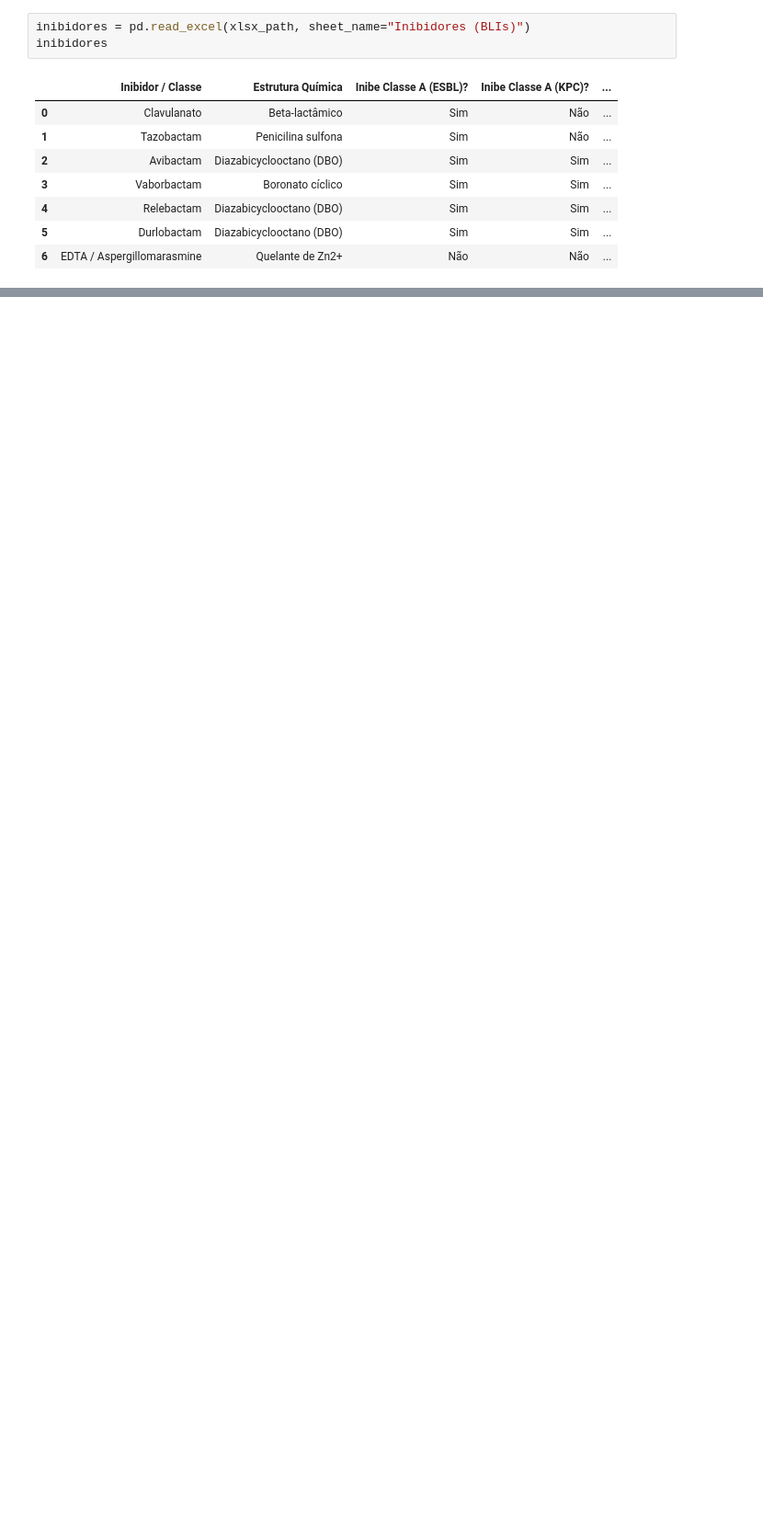
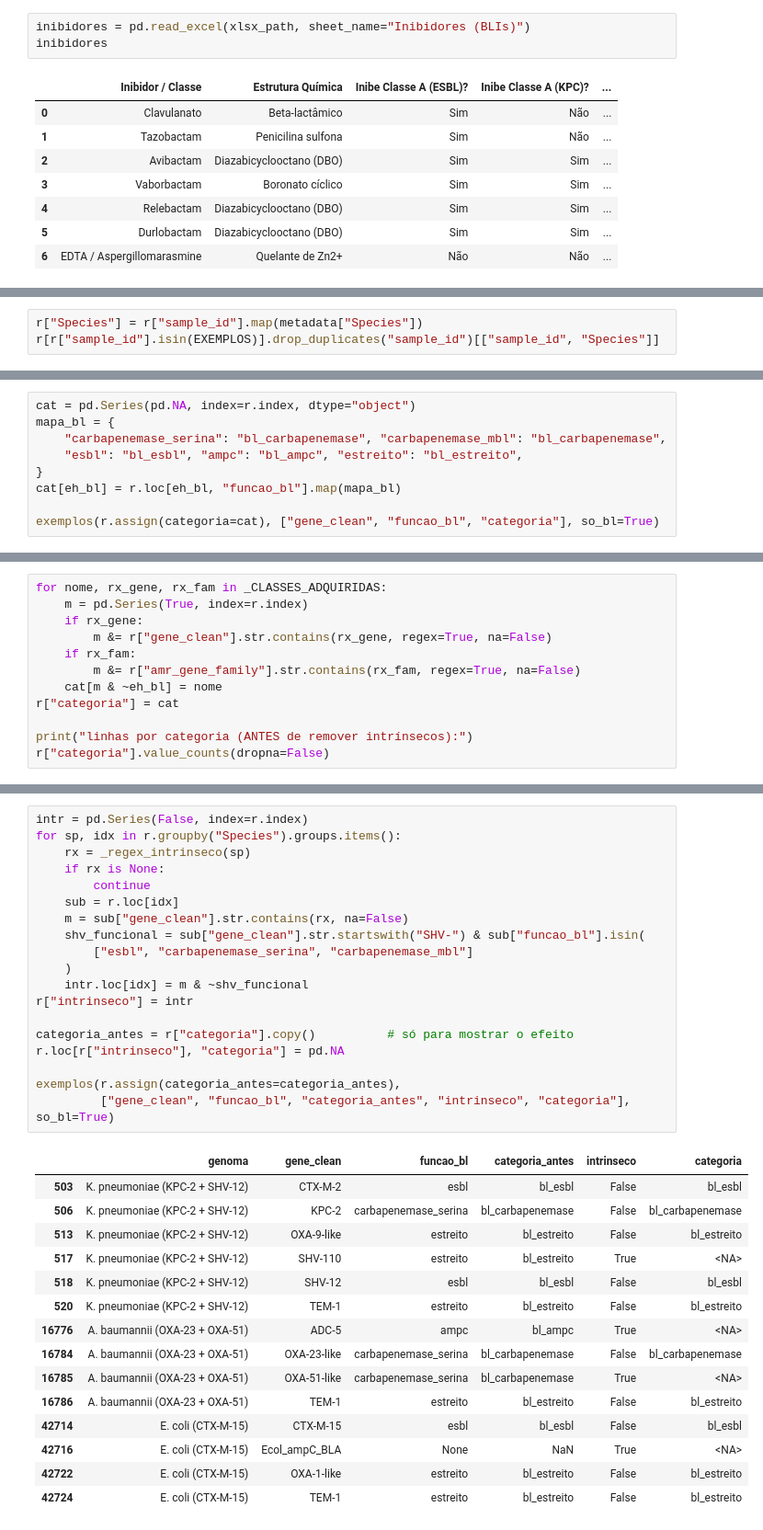
Before and after one commit to Rodrigo-Lusa/ml_isolados_brasileiros, a Jupyter notebook: notebooks/02_classes_bl.ipynb, the cells around one changed output, grey strips where cells are left out. Shown at 92% size. Cells and saved outputs as stored; diff of their text form; blank space fills up the shorter version.

```diff
--- a/notebooks/02_classes_bl.ipynb
+++ b/notebooks/02_classes_bl.ipynb
@@ -313,0 +571,3 @@ Name: count, dtype: int64
+# %%
+r["Species"] = r["sample_id"].map(metadata["Species"])
+r[r["sample_id"].isin(EXEMPLOS)].drop_duplicates("sample_id")[["sample_id", "Species"]]
@@ -313,0 +617,9 @@ Name: count, dtype: int64
+# %%
+cat = pd.Series(pd.NA, index=r.index, dtype="object")
+mapa_bl = {
+    "carbapenemase_serina": "bl_carbapenemase", "carbapenemase_mbl": "bl_carbapenemase",
+    "esbl": "bl_esbl", "ampc": "bl_ampc", "estreito": "bl_estreito",
+}
+cat[eh_bl] = r.loc[eh_bl, "funcao_bl"].map(mapa_bl)
+
+exemplos(r.assign(categoria=cat), ["gene_clean", "funcao_bl", "categoria"], so_bl=True)
@@ -313,0 +644,12 @@ Name: count, dtype: int64
+# %%
+for nome, rx_gene, rx_fam in _CLASSES_ADQUIRIDAS:
+    m = pd.Series(True, index=r.index)
+    if rx_gene:
+        m &= r["gene_clean"].str.contains(rx_gene, regex=True, na=False)
+    if rx_fam:
+        m &= r["amr_gene_family"].str.contains(rx_fam, regex=True, na=False)
+    cat[m & ~eh_bl] = nome
+r["categoria"] = cat
+
+print("linhas por categoria (ANTES de remover intrínsecos):")
+r["categoria"].value_counts(dropna=False)
@@ -313,0 +738,35 @@ Name: count, dtype: int64
+# %%
+intr = pd.Series(False, index=r.index)
+for sp, idx in r.groupby("Species").groups.items():
+    rx = _regex_intrinseco(sp)
+    if rx is None:
+        continue
+    sub = r.loc[idx]
+    m = sub["gene_clean"].str.contains(rx, na=False)
+    shv_funcional = sub["gene_clean"].str.startswith("SHV-") & sub["funcao_bl"].isin(
+        ["esbl", "carbapenemase_serina", "carbapenemase_mbl"]
+    )
+    intr.loc[idx] = m & ~shv_funcional
+r["intrinseco"] = intr
+
+categoria_antes = r["categoria"].copy()          # só para mostrar o efeito
+r.loc[r["intrinseco"], "categoria"] = pd.NA
+
+exemplos(r.assign(categoria_antes=categoria_antes),
+         ["gene_clean", "funcao_bl", "categoria_antes", "intrinseco", "categoria"], so_bl=True)
+# %% [output]
+|  | genoma | gene_clean | funcao_bl | categoria_antes | intrinseco | categoria |
+| 503 | K. pneumoniae (KPC-2 + SHV-12) | CTX-M-2 | esbl | bl_esbl | False | bl_esbl |
+| 506 | K. pneumoniae (KPC-2 + SHV-12) | KPC-2 | carbapenemase_serina | bl_carbapenemase | False | bl_carbapenemase |
+| 513 | K. pneumoniae (KPC-2 + SHV-12) | OXA-9-like | estreito | bl_estreito | False | bl_estreito |
+| 517 | K. pneumoniae (KPC-2 + SHV-12) | SHV-110 | estreito | bl_estreito | True | <NA> |
+| 518 | K. pneumoniae (KPC-2 + SHV-12) | SHV-12 | esbl | bl_esbl | False | bl_esbl |
+| 520 | K. pneumoniae (KPC-2 + SHV-12) | TEM-1 | estreito | bl_estreito | False | bl_estreito |
+| 16776 | A. baumannii (OXA-23 + OXA-51) | ADC-5 | ampc | bl_ampc | True | <NA> |
+| 16784 | A. baumannii (OXA-23 + OXA-51) | OXA-23-like | carbapenemase_serina | bl_carbapenemase | False | bl_carbapenemase |
+| 16785 | A. baumannii (OXA-23 + OXA-51) | OXA-51-like | carbapenemase_serina | bl_carbapenemase | True | <NA> |
+| 16786 | A. baumannii (OXA-23 + OXA-51) | TEM-1 | estreito | bl_estreito | False | bl_estreito |
+| 42714 | E. coli (CTX-M-15) | CTX-M-15 | esbl | bl_esbl | False | bl_esbl |
+| 42716 | E. coli (CTX-M-15) | Ecol_ampC_BLA | None | NaN | True | <NA> |
+| 42722 | E. coli (CTX-M-15) | OXA-1-like | estreito | bl_estreito | False | bl_estreito |
+| 42724 | E. coli (CTX-M-15) | TEM-1 | estreito | bl_estreito | False | bl_estreito |
```
Also changed, not shown: parts of 95 cells of this notebook, 13 other files.
